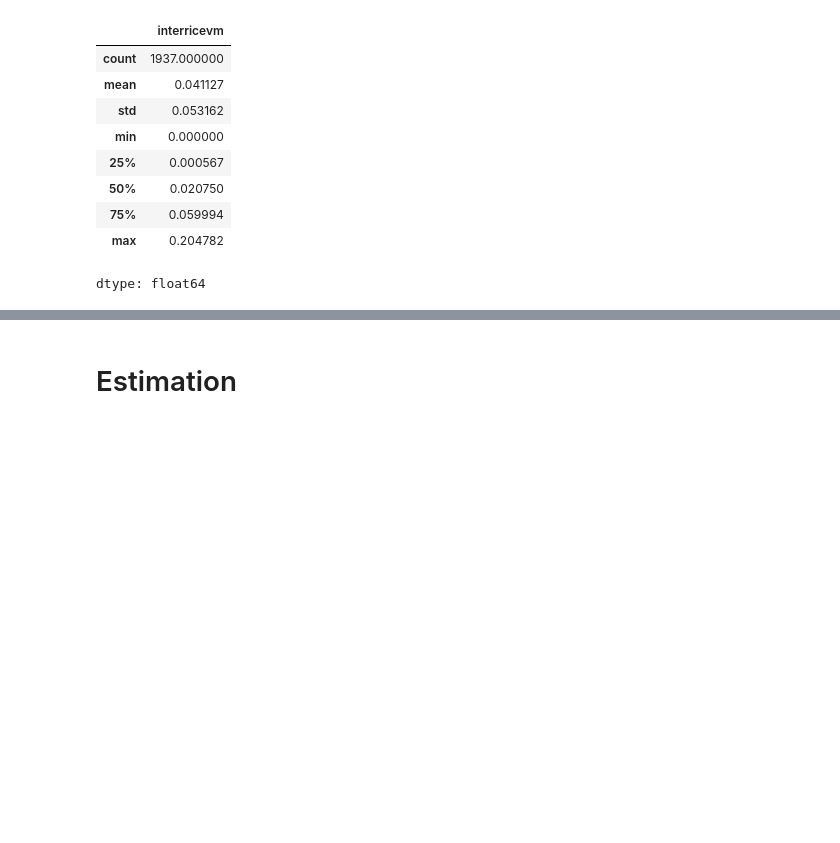
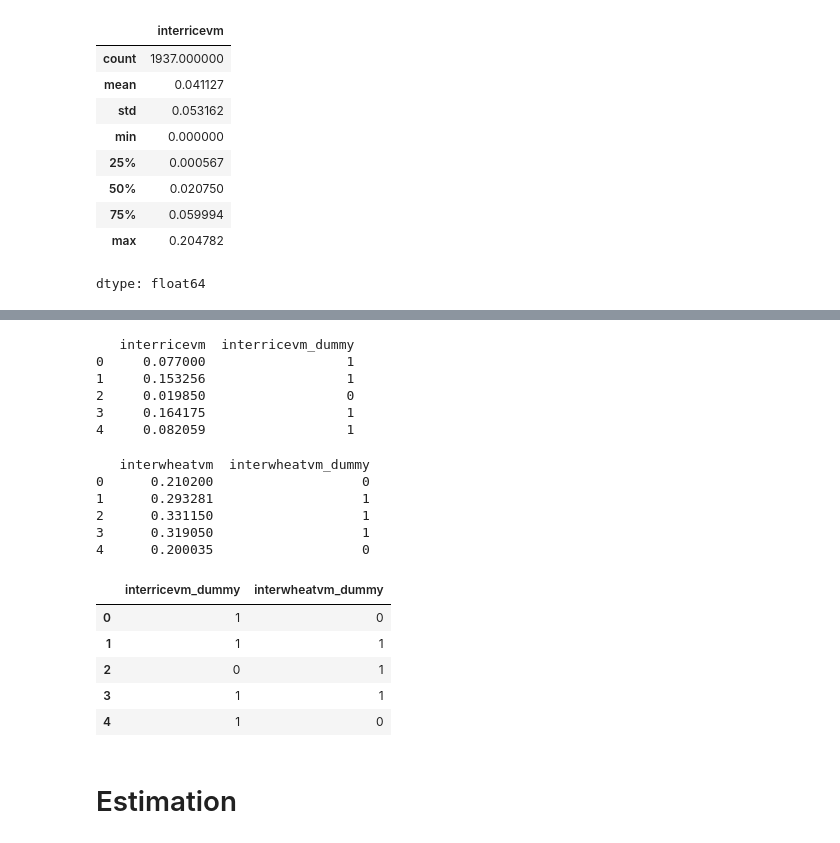
Before and after one commit to jialeCharloote/Deep-Learning, a Jupyter notebook: PM4/python_dml_inference_for_gun_ownership.ipynb, the cells around one changed output, grey strips where cells are left out. Saved outputs shown, nothing was run; the diff lists cells and outputs as text; code cells hidden in the pictures; blank space fills up the shorter version.

```diff
--- a/PM4/python_dml_inference_for_gun_ownership.ipynb
+++ b/PM4/python_dml_inference_for_gun_ownership.ipynb
@@ -76,0 +90,44 @@ dtype: float64
+# %%
+# Set the threshold for rice suitability (e.g., median)
+df = data.copy()
+threshold_rice = df['interricevm'].median()
+
+# Create the dummy variable: 1 for high suitability, 0 for low suitability
+df['interricevm_dummy'] = (df['interricevm'] > threshold_rice).astype(int)
+
+# Check the new dummy variable
+print(df[['interricevm', 'interricevm_dummy']].head())
+# %% [output]
+   interricevm  interricevm_dummy
+0     0.077000                  1
+1     0.153256                  1
+2     0.019850                  0
+3     0.164175                  1
+4     0.082059                  1
+# %%
+# Set the threshold for wheat suitability (e.g., median)
+threshold_wheat = df['interwheatvm'].median()
+
+# Create the dummy variable: 1 for high suitability, 0 for low suitability
+df['interwheatvm_dummy'] = (df['interwheatvm'] > threshold_wheat).astype(int)
+
+# Check the new dummy variable
+print(df[['interwheatvm', 'interwheatvm_dummy']].head())
+# %% [output]
+   interwheatvm  interwheatvm_dummy
+0      0.210200                   0
+1      0.293281                   1
+2      0.331150                   1
+3      0.319050                   1
+4      0.200035                   0
+# %%
+# Define treatment variables (separate rice and wheat suitability)
+T = df[['interricevm_dummy', 'interwheatvm_dummy']]  # Treat rice and wheat suitability as separate treatments
+T.head()
+# %% [output]
+|  | interricevm_dummy | interwheatvm_dummy |
+| 0 | 1 | 0 |
+| 1 | 1 | 1 |
+| 2 | 0 | 1 |
+| 3 | 1 | 1 |
+| 4 | 1 | 0 |
```
Also changed, not shown: parts of 8 cells of this notebook.
